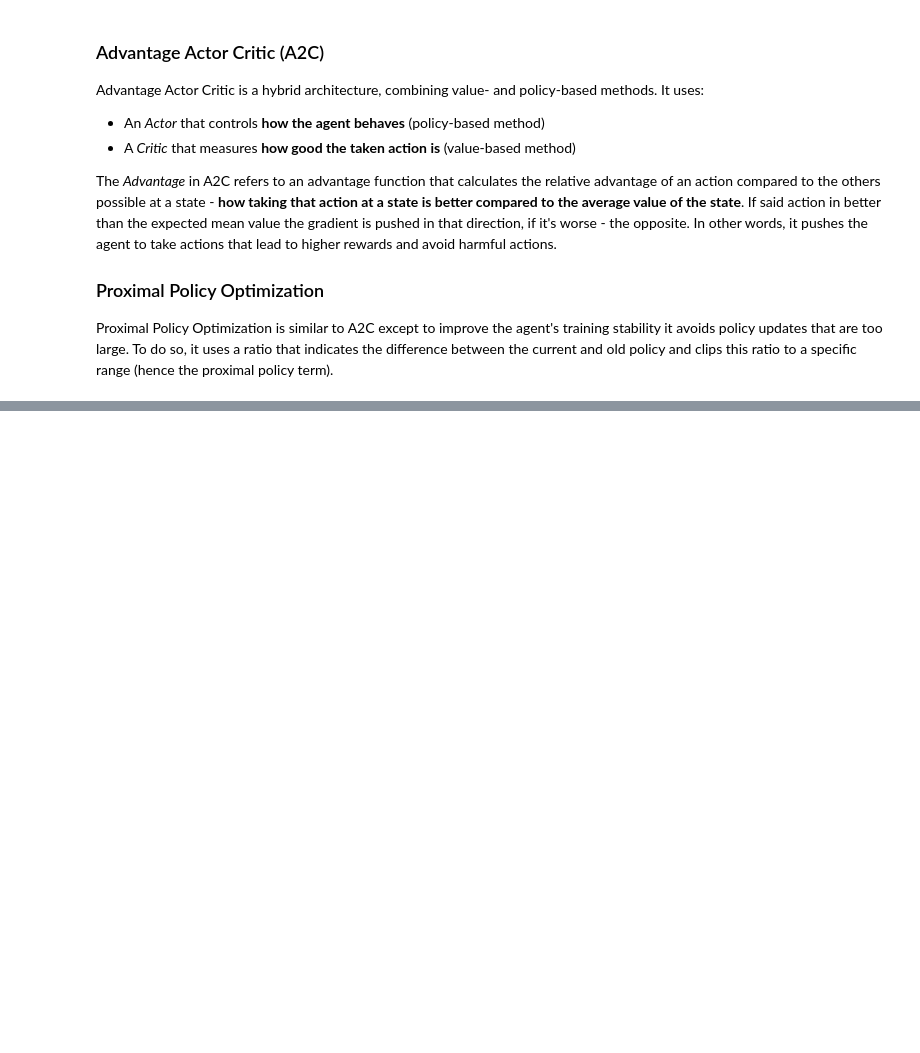
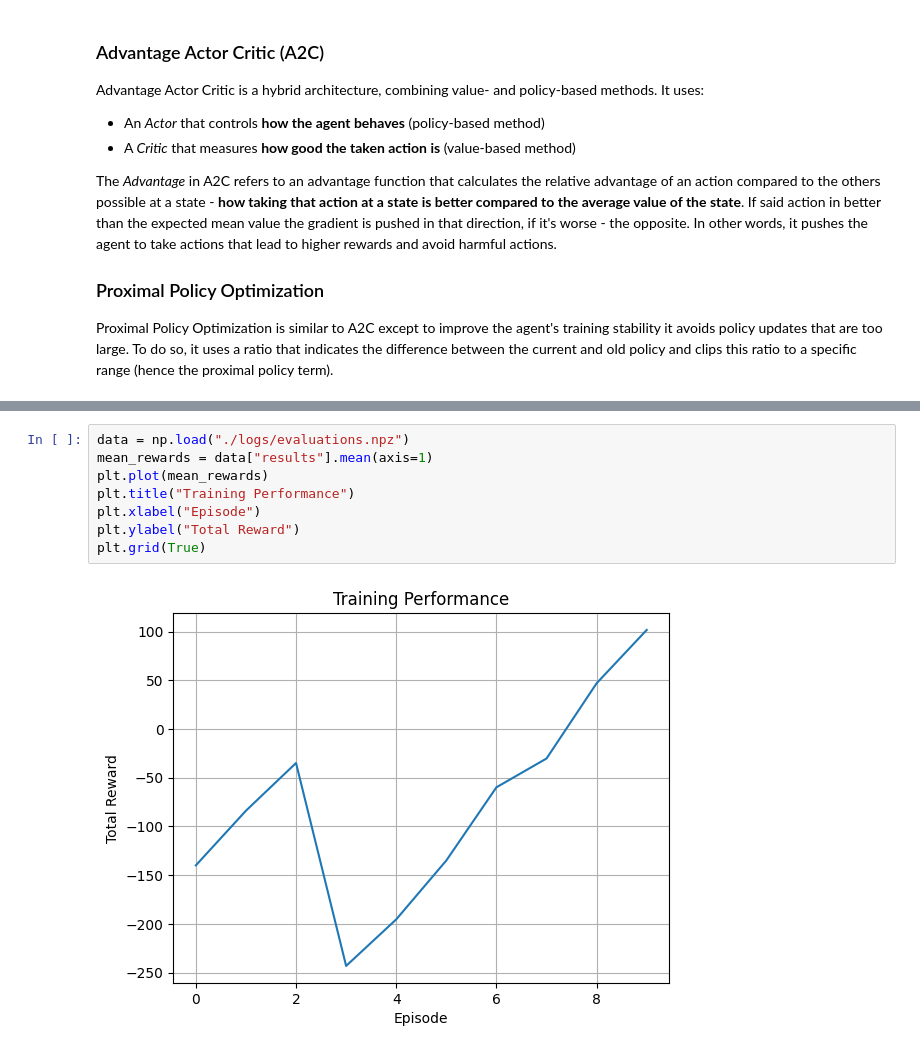
Before and after one commit to nkwiecienn/GamesWithRL, a Jupyter notebook: 02_continous_environments.ipynb, the cells around one changed output, grey strips where cells are left out. Drawn from its saved outputs; the diff is of its cells as text; blank space fills up the shorter version.

```diff
--- a/02_continous_environments.ipynb
+++ b/02_continous_environments.ipynb
@@ -68,0 +161,10 @@ Proximal Policy Optimization is similar to A2C except to improve the agent's tra
+# %%
+data = np.load("./logs/evaluations.npz")
+mean_rewards = data["results"].mean(axis=1)
+plt.plot(mean_rewards)
+plt.title("Training Performance")
+plt.xlabel("Episode")
+plt.ylabel("Total Reward")
+plt.grid(True)
+# %% [output]
+[figure, added]
```
Also changed, not shown: parts of 31 cells of this notebook, 1 other file.
